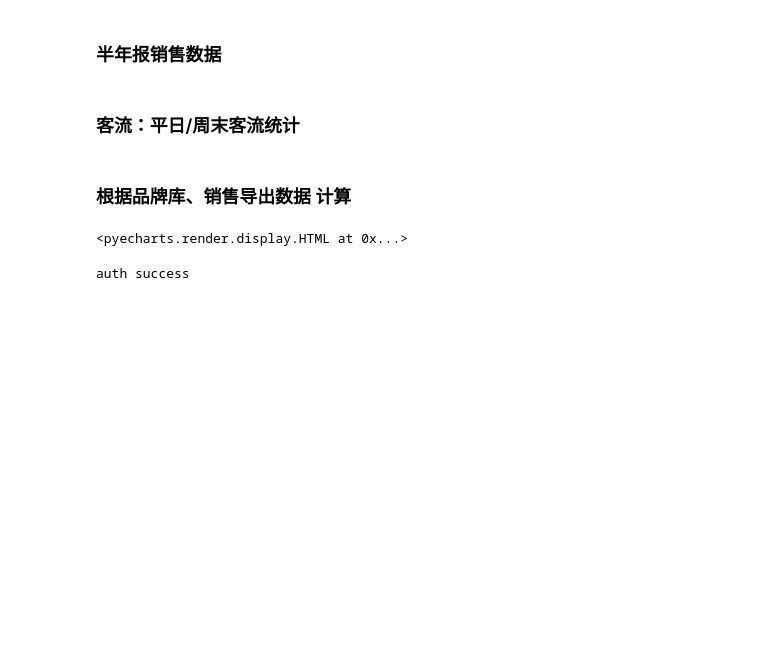
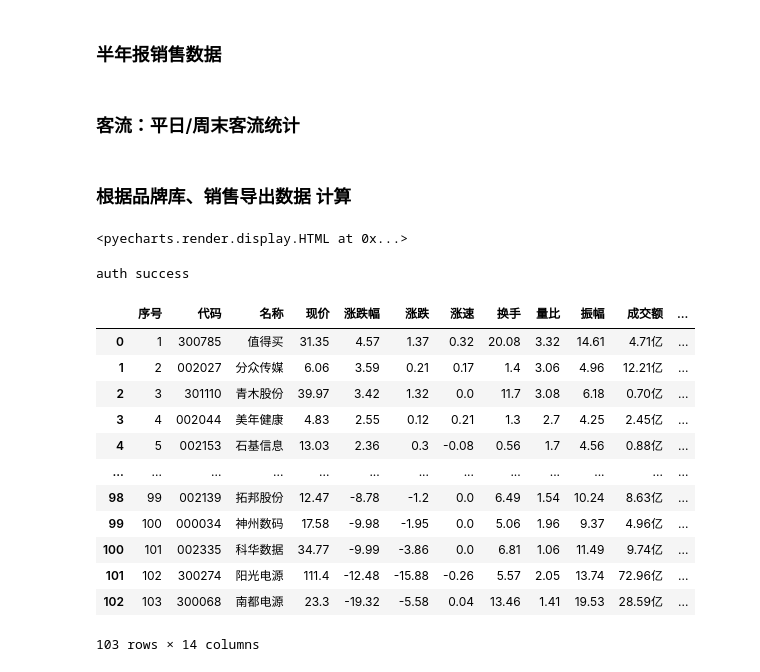
Before and after one commit to ifcheung2012/industryleader, a Jupyter notebook: sale.ipynb, the cells around one changed output. Drawn from its saved outputs; the diff is of its cells as text; code cells hidden in the pictures; blank space fills up the shorter version.

```diff
--- a/sale.ipynb
+++ b/sale.ipynb
@@ -796,4 +809,19 @@ for stock in stock_list:
 # %%
-
+import akshare as ak
+ak.stock_board_cons_ths('301558')
 
 # https://tv.cctv.com/lm/xwlb/
+# %% [output]
+|  | 序号 | 代码 | 名称 | 现价 | 涨跌幅 | 涨跌 | 涨速 | 换手 | 量比 | 振幅 | 成交额 | ... |
+| 0 | 1 | 300785 | 值得买 | 31.35 | 4.57 | 1.37 | 0.32 | 20.08 | 3.32 | 14.61 | 4.71亿 | ... |
+| 1 | 2 | 002027 | 分众传媒 | 6.06 | 3.59 | 0.21 | 0.17 | 1.4 | 3.06 | 4.96 | 12.21亿 | ... |
+| 2 | 3 | 301110 | 青木股份 | 39.97 | 3.42 | 1.32 | 0.0 | 11.7 | 3.08 | 6.18 | 0.70亿 | ... |
+| 3 | 4 | 002044 | 美年健康 | 4.83 | 2.55 | 0.12 | 0.21 | 1.3 | 2.7 | 4.25 | 2.45亿 | ... |
+| 4 | 5 | 002153 | 石基信息 | 13.03 | 2.36 | 0.3 | -0.08 | 0.56 | 1.7 | 4.56 | 0.88亿 | ... |
+| ... | ... | ... | ... | ... | ... | ... | ... | ... | ... | ... | ... | ... |
+| 98 | 99 | 002139 | 拓邦股份 | 12.47 | -8.78 | -1.2 | 0.0 | 6.49 | 1.54 | 10.24 | 8.63亿 | ... |
+| 99 | 100 | 000034 | 神州数码 | 17.58 | -9.98 | -1.95 | 0.0 | 5.06 | 1.96 | 9.37 | 4.96亿 | ... |
+| 100 | 101 | 002335 | 科华数据 | 34.77 | -9.99 | -3.86 | 0.0 | 6.81 | 1.06 | 11.49 | 9.74亿 | ... |
+| 101 | 102 | 300274 | 阳光电源 | 111.4 | -12.48 | -15.88 | -0.26 | 5.57 | 2.05 | 13.74 | 72.96亿 | ... |
+| 102 | 103 | 300068 | 南都电源 | 23.3 | -19.32 | -5.58 | 0.04 | 13.46 | 1.41 | 19.53 | 28.59亿 | ... |
+103 rows × 14 columns
```
Also changed, not shown: parts of 2 cells of this notebook, 12 other files.
